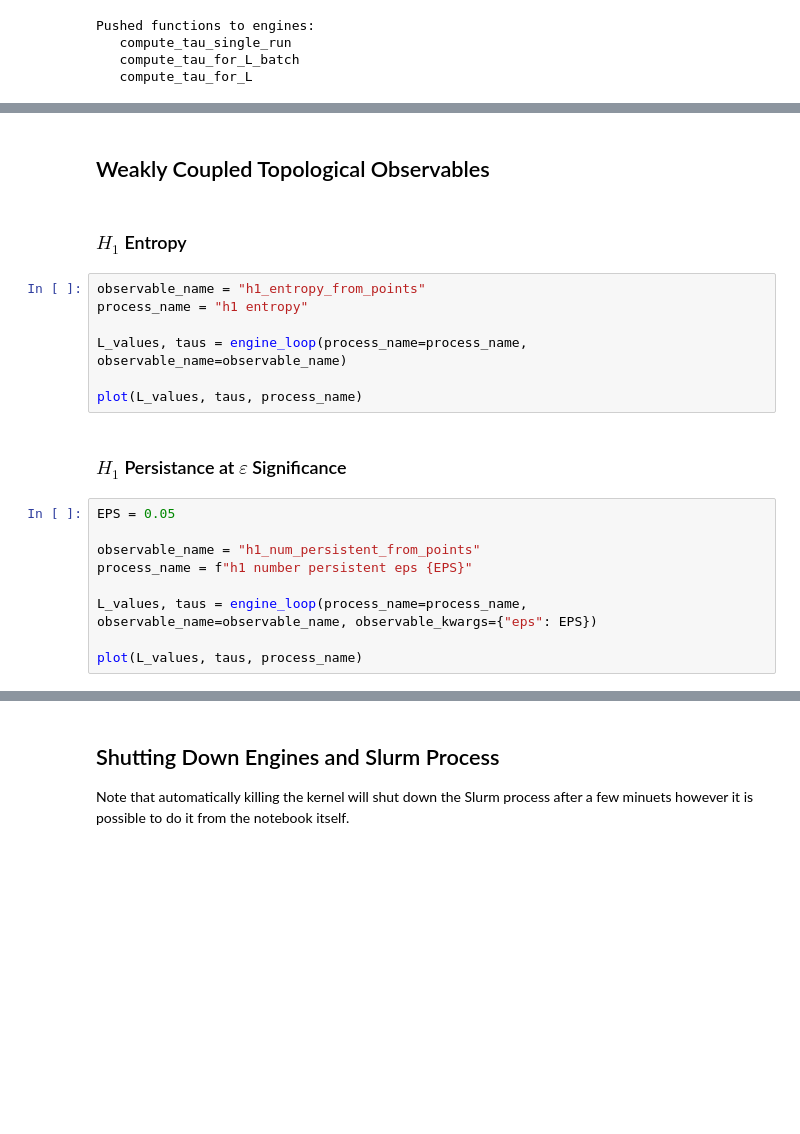
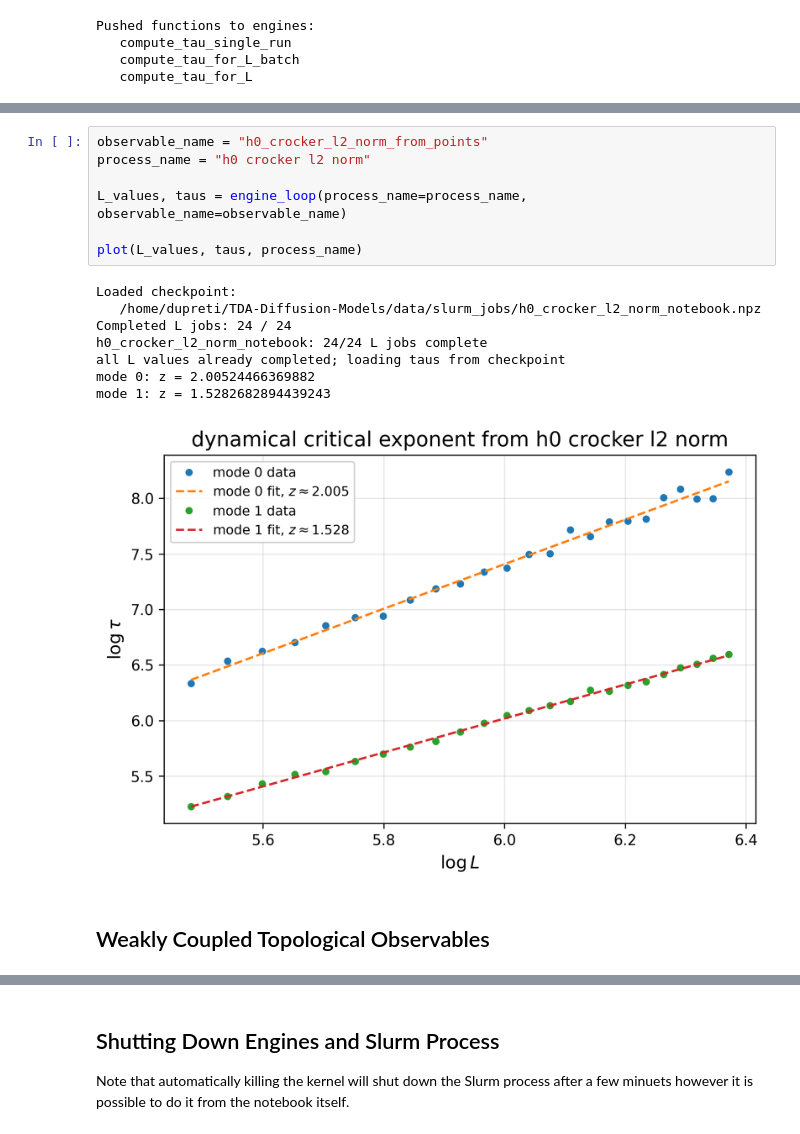
Before and after one commit to kaufmann-group/tda-diffusion-models, a Jupyter notebook: notebooks/Dynamical Critical Exponent from TDA.ipynb, the cells around one changed output, grey strips where cells are left out. Saved outputs shown, nothing was run; the diff lists cells and outputs as text; blank space fills up the shorter version.

```diff
--- a/notebooks/Dynamical Critical Exponent from TDA.ipynb
+++ b/notebooks/Dynamical Critical Exponent from TDA.ipynb
@@ -582,22 +610,18 @@ completed L=375, tau=[955.42704981 274.61861596]
+# %%
+observable_name = "h0_crocker_l2_norm_from_points"
+process_name = "h0 crocker l2 norm"
+
+L_values, taus = engine_loop(process_name=process_name, observable_name=observable_name)
+
+plot(L_values, taus, process_name)
+# %% [output]
+Loaded checkpoint:
+   /home/dupreti/TDA-Diffusion-Models/data/slurm_jobs/h0_crocker_l2_norm_notebook.npz
+Completed L jobs: 24 / 24
+h0_crocker_l2_norm_notebook: 24/24 L jobs complete
+all L values already completed; loading taus from checkpoint
+mode 0: z = 2.00524466369882
+mode 1: z = 1.5282682894439243
+[figure, added]
 # %% [markdown]
 ## Weakly Coupled Topological Observables
-# %% [markdown]
-### $H_1$ Entropy
-# %%
-observable_name = "h1_entropy_from_points"
-process_name = "h1 entropy"
-
-L_values, taus = engine_loop(process_name=process_name, observable_name=observable_name)
-
-plot(L_values, taus, process_name)
-# %% [markdown]
-###  $H_1$ Persistance at $\varepsilon$ Significance
-# %%
-EPS = 0.05
-
-observable_name = "h1_num_persistent_from_points"
-process_name = f"h1 number persistent eps {EPS}"
-
-L_values, taus = engine_loop(process_name=process_name, observable_name=observable_name, observable_kwargs={"eps": EPS})
-
-plot(L_values, taus, process_name)
```
Also changed, not shown: parts of 51 cells of this notebook, 40 other files.
